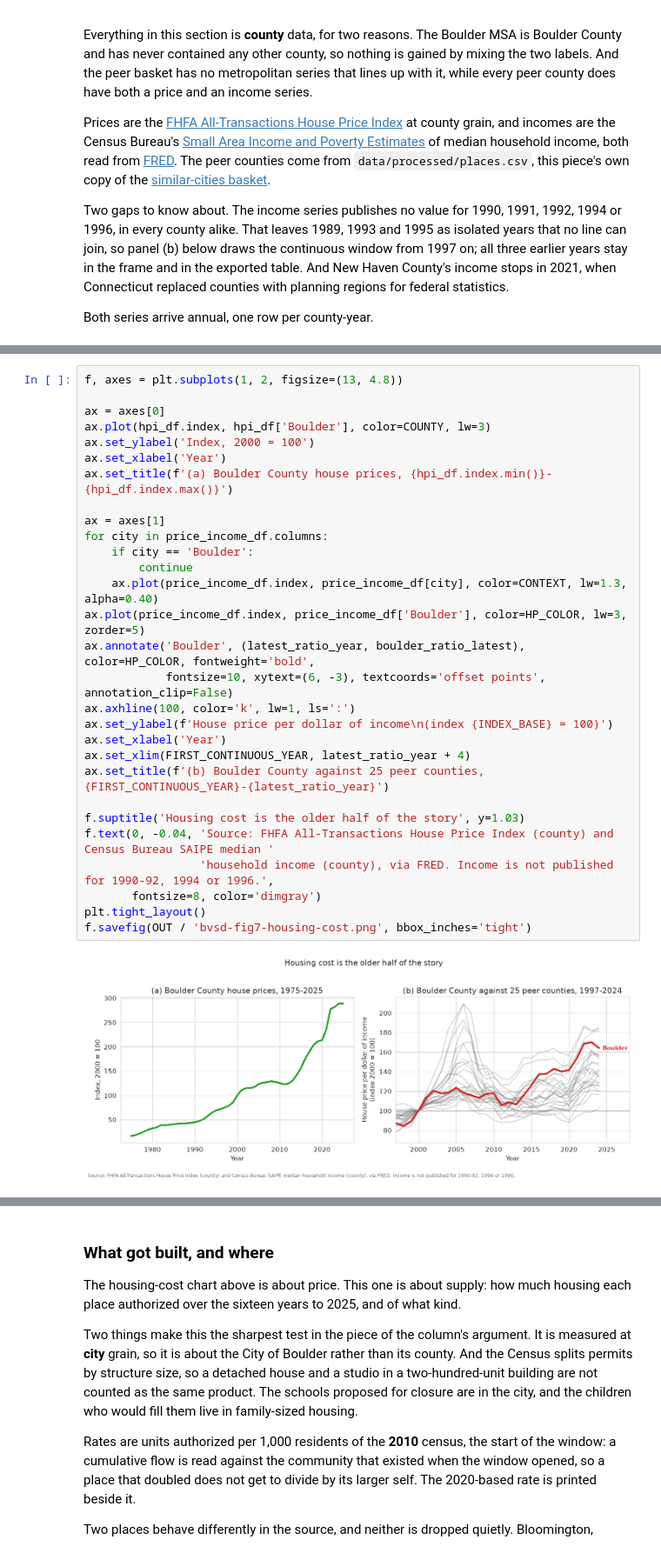
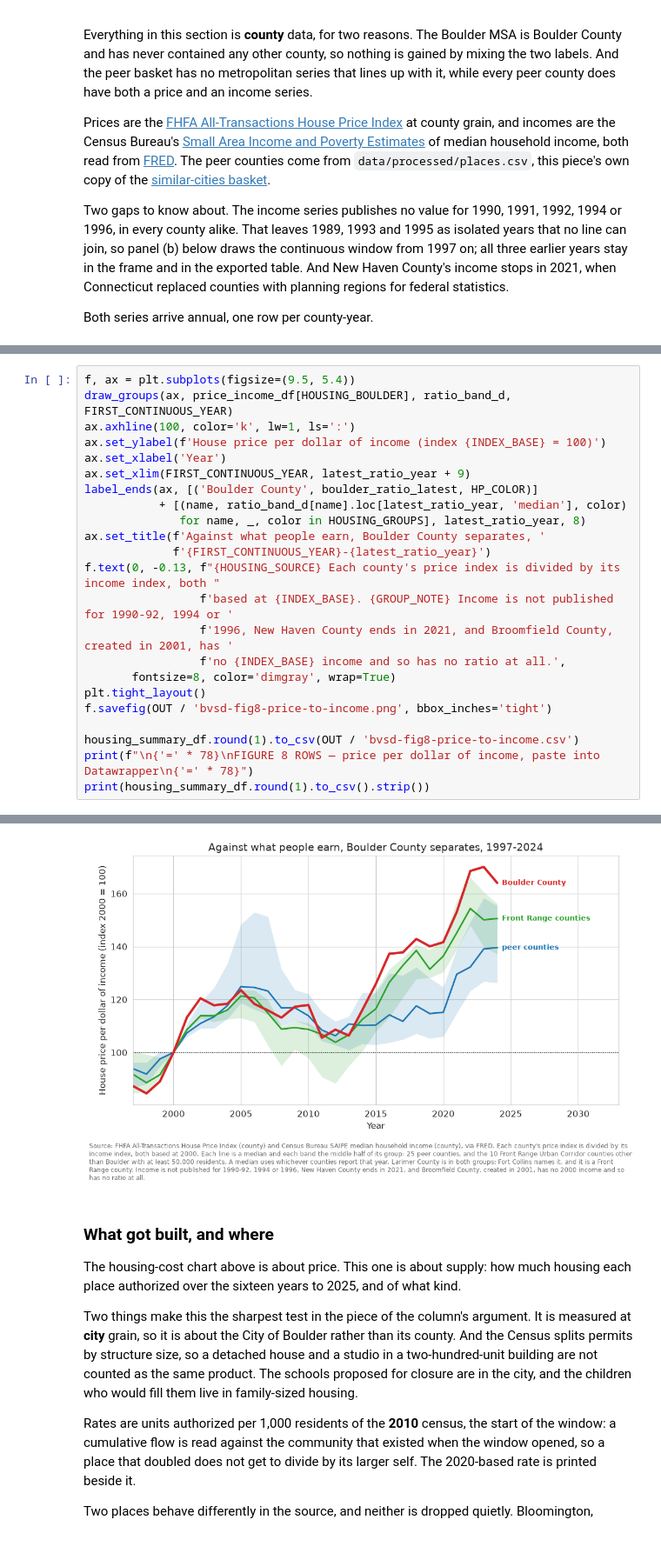
Before and after one commit to brianckeegan/charting-boulder, a Jupyter notebook: 2026-09-bvsd/bvsd-analysis.ipynb, the cells around one changed output, grey strips where cells are left out. Shown at 87% size. Cells and saved outputs as stored; diff of their text form.

```diff
--- a/2026-09-bvsd/bvsd-analysis.ipynb
+++ b/2026-09-bvsd/bvsd-analysis.ipynb
@@ -1546,31 +1715,24 @@ close together.
-# %%
-f, axes = plt.subplots(1, 2, figsize=(13, 4.8))
-
-ax = axes[0]
-ax.plot(hpi_df.index, hpi_df['Boulder'], color=COUNTY, lw=3)
-ax.set_ylabel('Index, 2000 = 100')
-ax.set_xlabel('Year')
-ax.set_title(f'(a) Boulder County house prices, {hpi_df.index.min()}-{hpi_df.index.max()}')
-
-ax = axes[1]
-for city in price_income_df.columns:
-    if city == 'Boulder':
-        continue
-    ax.plot(price_income_df.index, price_income_df[city], color=CONTEXT, lw=1.3, alpha=0.40)
-ax.plot(price_income_df.index, price_income_df['Boulder'], color=HP_COLOR, lw=3, zorder=5)
-ax.annotate('Boulder', (latest_ratio_year, boulder_ratio_latest), color=HP_COLOR, fontweight='bold',
-            fontsize=10, xytext=(6, -3), textcoords='offset points', annotation_clip=False)
-ax.axhline(100, color='k', lw=1, ls=':')
-ax.set_ylabel(f'House price per dollar of income\n(index {INDEX_BASE} = 100)')
-ax.set_xlabel('Year')
-ax.set_xlim(FIRST_CONTINUOUS_YEAR, latest_ratio_year + 4)
-ax.set_title(f'(b) Boulder County against 25 peer counties, {FIRST_CONTINUOUS_YEAR}-{latest_ratio_year}')
-
-f.suptitle('Housing cost is the older half of the story', y=1.03)
-f.text(0, -0.04, 'Source: FHFA All-Transactions House Price Index (county) and Census Bureau SAIPE median '
-                 'household income (county), via FRED. Income is not published for 1990-92, 1994 or 1996.',
-       fontsize=8, color='dimgray')
-plt.tight_layout()
-f.savefig(OUT / 'bvsd-fig7-housing-cost.png', bbox_inches='tight')
-# %% [output]
-[figure, removed]
+# %%
+f, ax = plt.subplots(figsize=(9.5, 5.4))
+draw_groups(ax, price_income_df[HOUSING_BOULDER], ratio_band_d, FIRST_CONTINUOUS_YEAR)
+ax.axhline(100, color='k', lw=1, ls=':')
+ax.set_ylabel(f'House price per dollar of income (index {INDEX_BASE} = 100)')
+ax.set_xlabel('Year')
+ax.set_xlim(FIRST_CONTINUOUS_YEAR, latest_ratio_year + 9)
+label_ends(ax, [('Boulder County', boulder_ratio_latest, HP_COLOR)]
+           + [(name, ratio_band_d[name].loc[latest_ratio_year, 'median'], color)
+              for name, _, color in HOUSING_GROUPS], latest_ratio_year, 8)
+ax.set_title(f'Against what people earn, Boulder County separates, '
+             f'{FIRST_CONTINUOUS_YEAR}-{latest_ratio_year}')
+f.text(0, -0.13, f"{HOUSING_SOURCE} Each county's price index is divided by its income index, both "
+                 f'based at {INDEX_BASE}. {GROUP_NOTE} Income is not published for 1990-92, 1994 or '
+                 f'1996, New Haven County ends in 2021, and Broomfield County, created in 2001, has '
+                 f'no {INDEX_BASE} income and so has no ratio at all.',
+       fontsize=8, color='dimgray', wrap=True)
+plt.tight_layout()
+f.savefig(OUT / 'bvsd-fig8-price-to-income.png', bbox_inches='tight')
+
+housing_summary_df.round(1).to_csv(OUT / 'bvsd-fig8-price-to-income.csv')
+print(f"\n{'=' * 78}\nFIGURE 8 ROWS — price per dollar of income, paste into Datawrapper\n{'=' * 78}")
+print(housing_summary_df.round(1).to_csv().strip())
+# %% [output]
@@ -1577,3 +1756,4 @@ f.savefig(OUT / 'bvsd-fig7-housing-cost.png', bbox_inches='tight')
+[figure, added]
 # %% [markdown]
 ### What got built, and where
 
```
Also changed, not shown: parts of 11 cells of this notebook, 16 other files.
